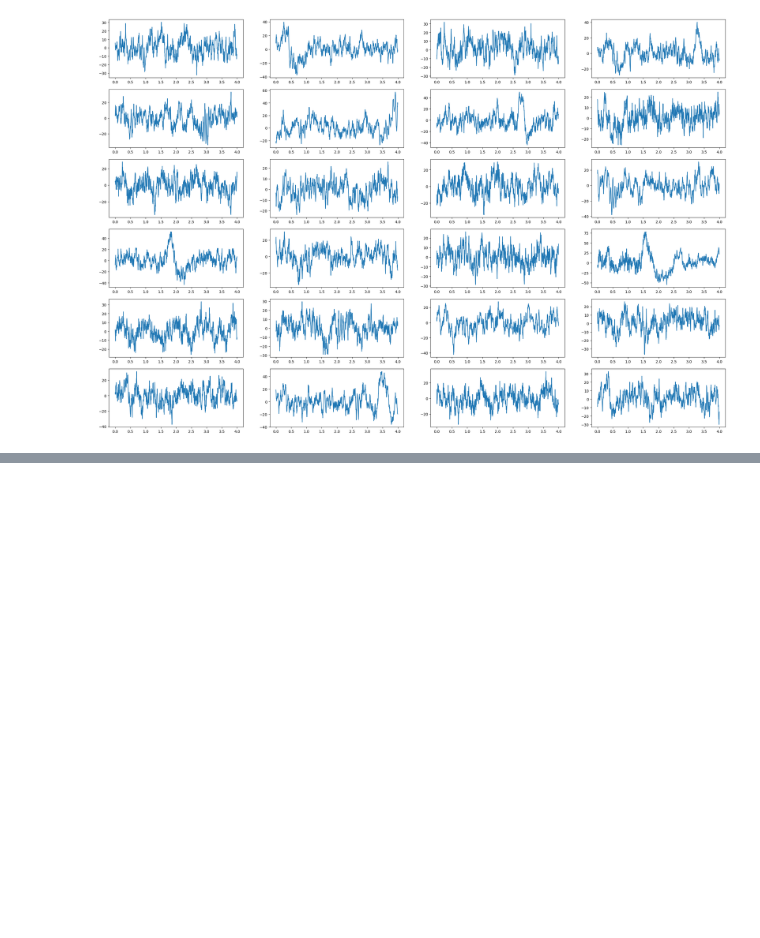
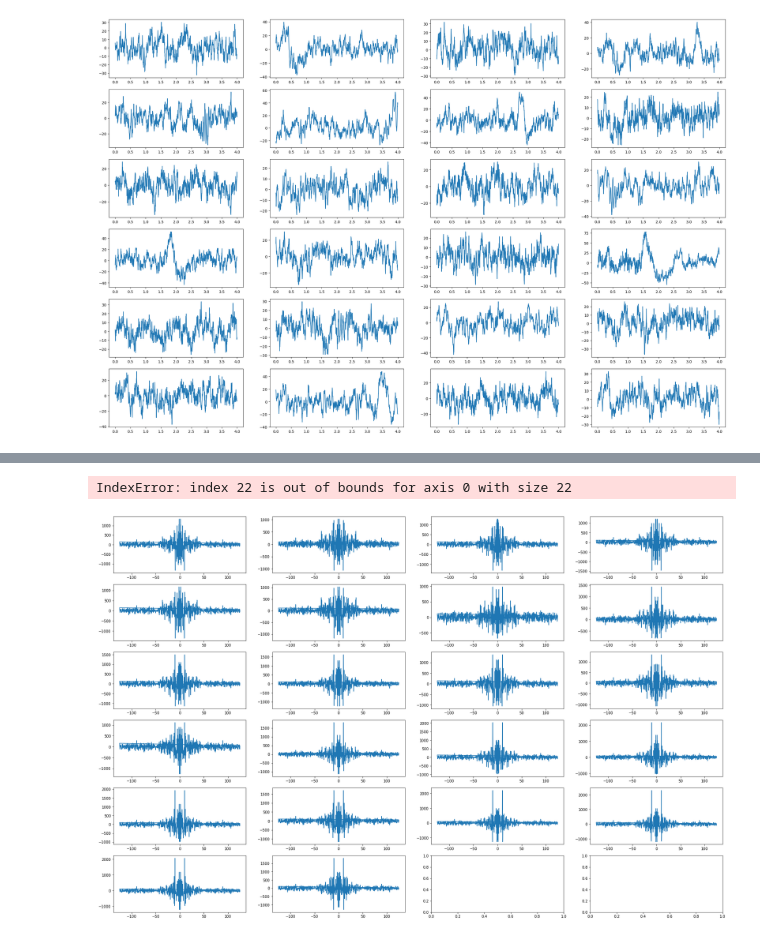
Before and after one commit to ArushRam/147-EEG-Project, a Jupyter notebook: eda.ipynb, the cells around one changed output, grey strips where cells are left out. Cells and saved outputs as stored; diff of their text form; code cells hidden in the pictures; blank space fills up the shorter version.

```diff
--- a/eda.ipynb
+++ b/eda.ipynb
@@ -17,3 +37,7 @@ for i in range(6):
 [figure]
 # %%
 plt.plot(np.arange(1000), )
+# %%
+sample = X_train_valid[0, :, :]
+# %%
+f_sample = np.fft.fft(sample)
@@ -19,0 +48,5 @@ plt.plot(np.arange(1000), )
+# %%
+r_f_sample = np.real(f_sample)
+c_f_sample = np.imag(f_sample)
+timestep = 1/250
+freq = np.fft.fftfreq(r_f_sample[0].size, d=timestep)
@@ -19,0 +77,9 @@ plt.plot(np.arange(1000), )
+# %%
+
+fig, ax = plt.subplots(6, 4, figsize=(30, 20))
+for i in range(6):
+    for j in range(4):
+        ax[i,j].plot(freq, r_f_sample[i*4 + j])
+# %% [output]
+IndexError: index 22 is out of bounds for axis 0 with size 22
+[figure, added]
```
Also changed, not shown: parts of 17 cells of this notebook, 4 other files.
